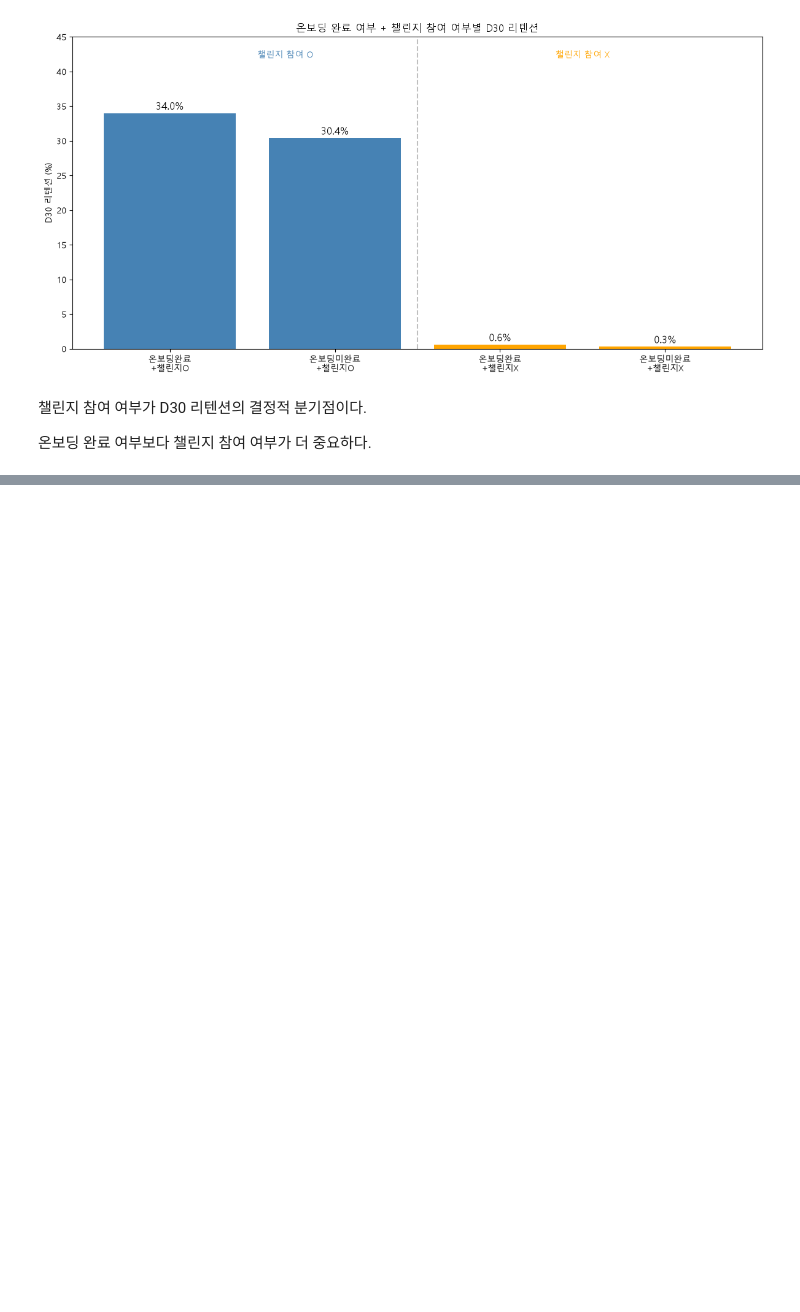
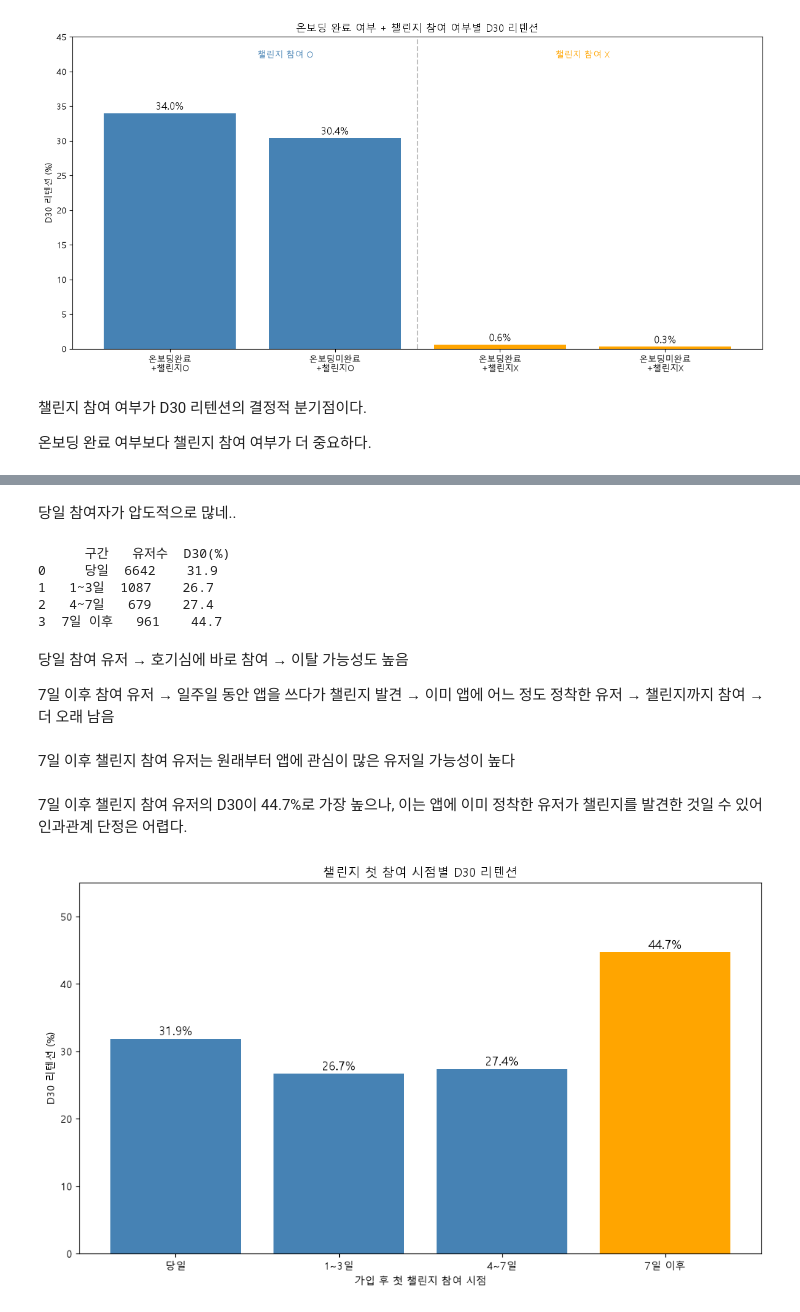
Before and after one commit to leegolem/Anti-Churn-Committee, a Jupyter notebook: notebooks/jiryun/2eda.ipynb, the cells around one changed output, grey strips where cells are left out. Drawn from its saved outputs; the diff is of its cells as text; code cells hidden in the pictures; blank space fills up the shorter version.

```diff
--- a/notebooks/jiryun/2eda.ipynb
+++ b/notebooks/jiryun/2eda.ipynb
@@ -988,0 +1053,68 @@ plt.show()
+# %% [markdown]
+당일 참여자가 압도적으로 많네..
+# %%
+# 가입일자 붙여서 event에 merge
+event_with_challenge = event.merge(
+    first_challenge[['user_id', 'signup_date', '챌린지참여구간']],
+    on='user_id',
+    how='inner'  # 챌린지 참여 유저만
+)
+
+event_with_challenge['days_since_signup'] = (
+    pd.to_datetime(event_with_challenge['event_date']) -
+    pd.to_datetime(event_with_challenge['signup_date'])
+).dt.days
+
+app_launch = event_with_challenge[event_with_challenge['event_type'] == '앱실행']
+
+result = []
+order = ['당일', '1~3일', '4~7일', '7일 이후']
+
+for group in order:
+    group_df = app_launch[app_launch['챌린지참여구간'] == group]
+    total = group_df['user_id'].nunique()
+    d30 = group_df[group_df['days_since_signup'] == 30]['user_id'].nunique()
+    retention = d30 / total * 100 if total > 0 else 0
+    result.append({'구간': group, '유저수': total, 'D30(%)': round(retention, 1)})
+
+print(pd.DataFrame(result))
+# %% [output]
+      구간   유저수  D30(%)
+0     당일  6642    31.9
+1   1~3일  1087    26.7
+2   4~7일   679    27.4
+3  7일 이후   961    44.7
+# %% [markdown]
+당일 참여 유저
+→ 호기심에 바로 참여
+→ 이탈 가능성도 높음
+
+7일 이후 참여 유저
+→ 일주일 동안 앱을 쓰다가 챌린지 발견
+→ 이미 앱에 어느 정도 정착한 유저
+→ 챌린지까지 참여 → 더 오래 남음
+# %% [markdown]
+7일 이후 챌린지 참여 유저는 원래부터 앱에 관심이 많은 유저일 가능성이 높다
+# %% [markdown]
+7일 이후 챌린지 참여 유저의 D30이 44.7%로 가장 높으나, 이는 앱에 이미 정착한 유저가 챌린지를 발견한 것일 수 있어 인과관계 단정은 어렵다.
+# %%
+pythonorder = ['당일', '1~3일', '4~7일', '7일 이후']
+values = [31.9, 26.7, 27.4, 44.7]
+colors = ['steelblue', 'steelblue', 'steelblue', 'orange']
+
+plt.figure(figsize=(10, 6))
+bars = plt.bar(order, values, color=colors)
+plt.title('챌린지 첫 참여 시점별 D30 리텐션')
+plt.xlabel('가입 후 첫 챌린지 참여 시점')
+plt.ylabel('D30 리텐션 (%)')
+plt.ylim(0, 55)
+
+for bar, val in zip(bars, values):
+    plt.text(bar.get_x() + bar.get_width()/2,
+             bar.get_height() + 0.5,
+             f'{val}%', ha='center', fontsize=12)
+
+plt.tight_layout()
+plt.show()
+# %% [output]
+[figure, added]
```
Also changed, not shown: parts of 5 cells of this notebook, 1 other file.
